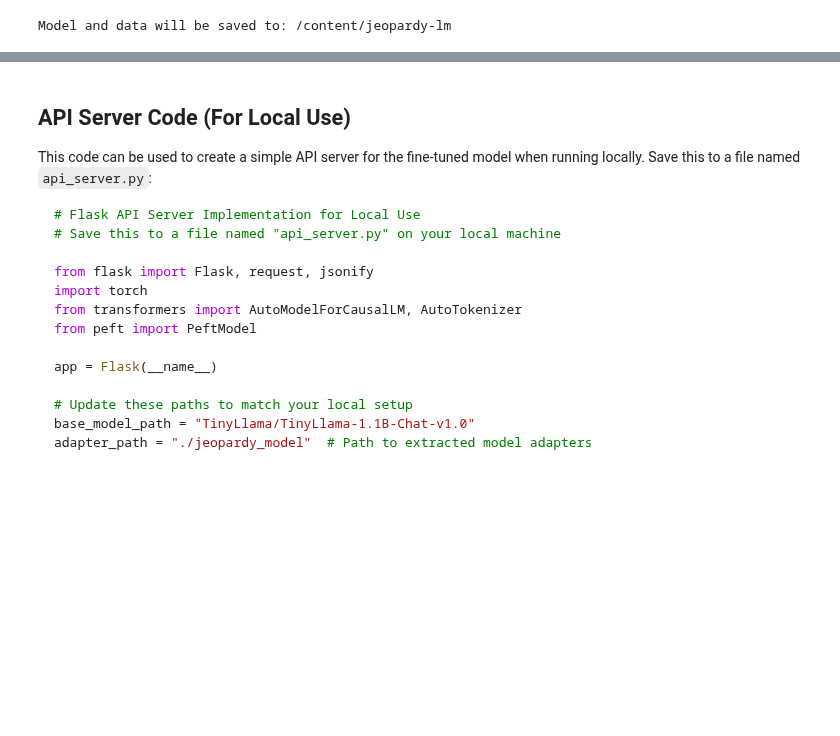
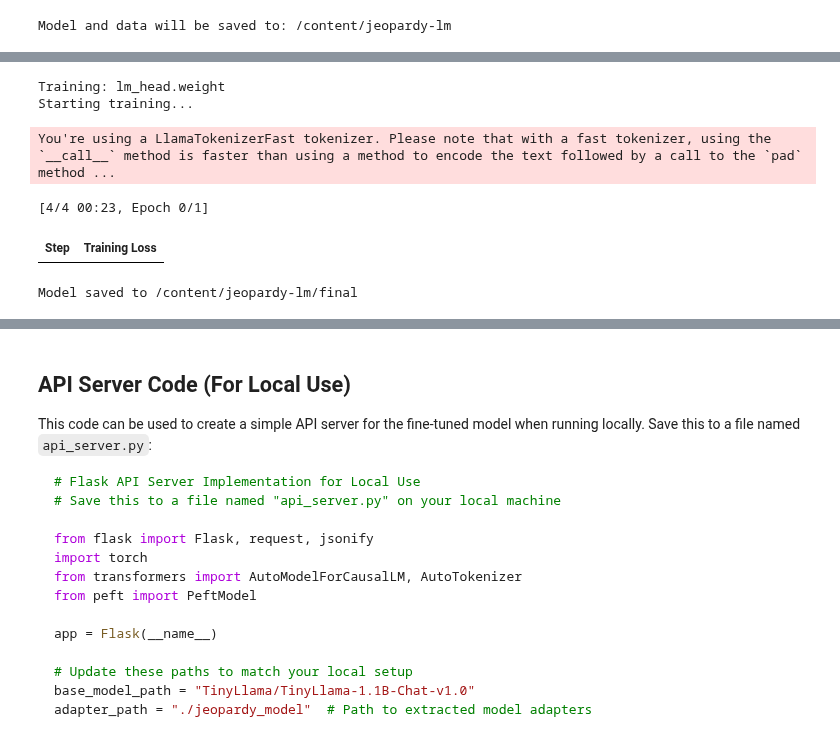
Before and after one commit to zmuhls/jeopardy-lm, a Jupyter notebook: jeopardy_finetune.ipynb, the cells around one changed output, grey strips where cells are left out. Cells and saved outputs as stored; diff of their text form; code cells hidden in the pictures; blank space fills up the shorter version.

```diff
--- a/jeopardy_finetune.ipynb
+++ b/jeopardy_finetune.ipynb
@@ -248,17 +51,0 @@ train_path, val_path = prepare_jeopardy_dataset(df, output_jsonl_path)
-# %%
-# @title Load Dataset for Fine-tuning
-# @markdown Load the prepared datasets
-
-from datasets import load_dataset
-
-# Load datasets
-train_dataset = load_dataset('json', data_files=train_path, split='train')
-val_dataset = load_dataset('json', data_files=val_path, split='train')
-
-print(f"Loaded {len(train_dataset)} training examples")
-print(f"Loaded {len(val_dataset)} validation examples")
-
-# Show a sample example
-print("\nSample training example:")
-print(f"Prompt: {train_dataset[0]['prompt']}")
-print(f"Completion: {train_dataset[0]['completion']}")
@@ -566,0 +726,60 @@ for i, result in enumerate(sample_results):
+# %%
+# Ensure tokenizer has padding token
+if tokenizer.pad_token is None:
+    tokenizer.pad_token = tokenizer.eos_token
+
+# Freeze most parameters and only train a subset
+trainable_layers = ["lm_head"]  # Only train the output layer
+
+# Freeze all parameters except those in trainable_layers
+for name, param in model.named_parameters():
+    param.requires_grad = False
+    for layer_name in trainable_layers:
+        if layer_name in name:
+            param.requires_grad = True
+            print(f"Training: {name}")
+
+# Create data collator for language modeling
+data_collator = DataCollatorForLanguageModeling(
+    tokenizer=tokenizer,
+    mlm=False  # For causal language modeling
+)
+
+# Training arguments
+training_args = TrainingArguments(
+    output_dir=output_dir,
+    num_train_epochs=1,
+    per_device_train_batch_size=4,
+    per_device_eval_batch_size=4,
+    gradient_accumulation_steps=4,
+    evaluation_strategy="no",
+    learning_rate=1e-4,
+    weight_decay=0.0,
+    fp16=torch.cuda.is_available(),
+    save_strategy="epoch",
+    save_total_limit=1,
+)
+
+# Initialize trainer
+trainer = Trainer(
+    model=model,
+    args=training_args,
+    train_dataset=tokenized_train,
+    data_collator=data_collator,
+)
+
+# Train model
+print("Starting training...")
+trainer.train()
+
+# Save the fine-tuned model
+model.save_pretrained(f"{output_dir}/final")
+tokenizer.save_pretrained(f"{output_dir}/final")
+print(f"Model saved to {output_dir}/final")
+# %% [output]
+Training: lm_head.weight
+Starting training...
+You're using a LlamaTokenizerFast tokenizer. Please note that with a fast tokenizer, using the `__call__` method is faster than using a method to encode the text followed by a call to the `pad` method ...
+[4/4 00:23, Epoch 0/1]
+| Step | Training Loss |
+Model saved to /content/jeopardy-lm/final
```
Also changed, not shown: parts of 23 cells of this notebook.
